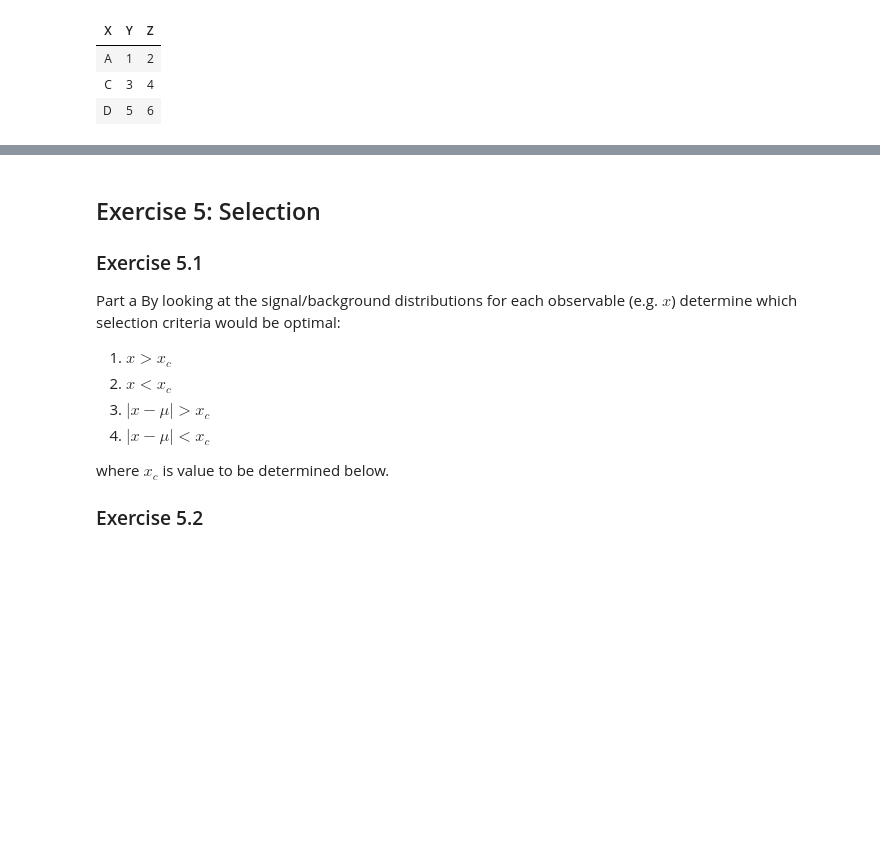
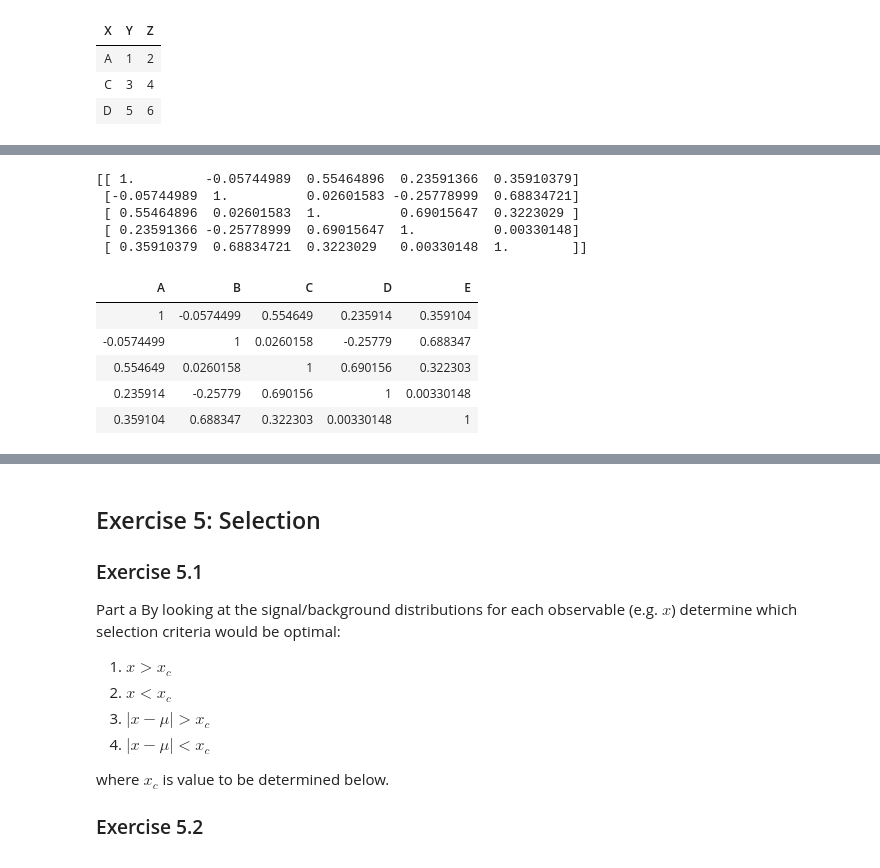
Before and after one commit to efazHossain/DATA-3402-efazh, a Jupyter notebook: Labs/Lab.5/Lab.5.ipynb, the cells around one changed output, grey strips where cells are left out. Cells and saved outputs as stored; diff of their text form; code cells hidden in the pictures; blank space fills up the shorter version.

```diff
--- a/Labs/Lab.5/Lab.5.ipynb
+++ b/Labs/Lab.5/Lab.5.ipynb
@@ -265,0 +269,16 @@ display(HTML(tabulate.tabulate(table, tablefmt='html', headers=["X","Y","Z"])))
+# %%
+print(corr_matrix)
+table2 = corr_matrix
+display(HTML(tabulate(table2,tablefmt='html',headers = ["A","B","C","D","E"])))
+# %% [output]
+[[ 1.         -0.05744989  0.55464896  0.23591366  0.35910379]
+ [-0.05744989  1.          0.02601583 -0.25778999  0.68834721]
+ [ 0.55464896  0.02601583  1.          0.69015647  0.3223029 ]
+ [ 0.23591366 -0.25778999  0.69015647  1.          0.00330148]
+ [ 0.35910379  0.68834721  0.3223029   0.00330148  1.        ]]
+| A | B | C | D | E |
+| 1 | -0.0574499 | 0.554649 | 0.235914 | 0.359104 |
+| -0.0574499 | 1 | 0.0260158 | -0.25779 | 0.688347 |
+| 0.554649 | 0.0260158 | 1 | 0.690156 | 0.322303 |
+| 0.235914 | -0.25779 | 0.690156 | 1 | 0.00330148 |
+| 0.359104 | 0.688347 | 0.322303 | 0.00330148 | 1 |
```
Also changed, not shown: parts of 17 cells of this notebook.
